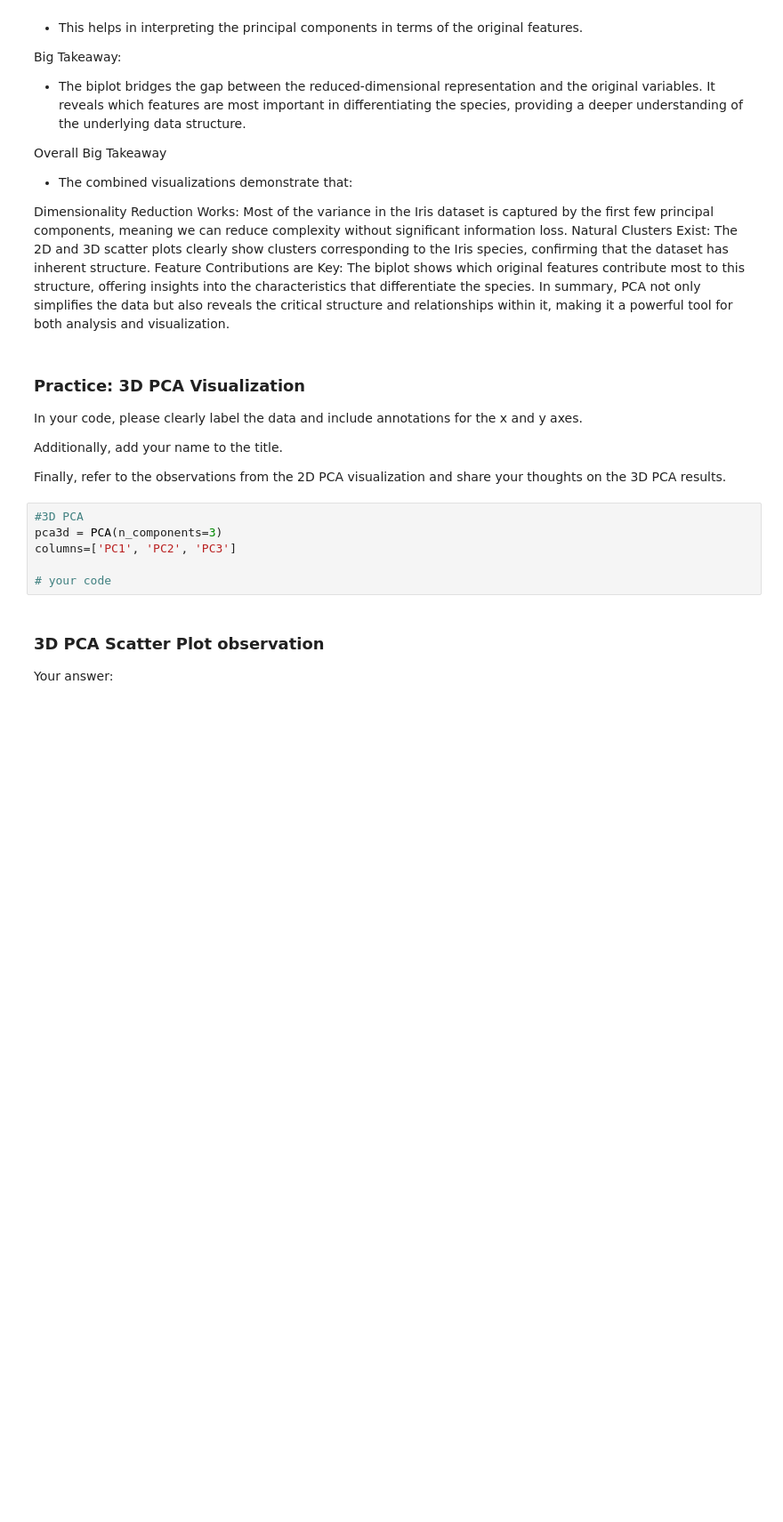
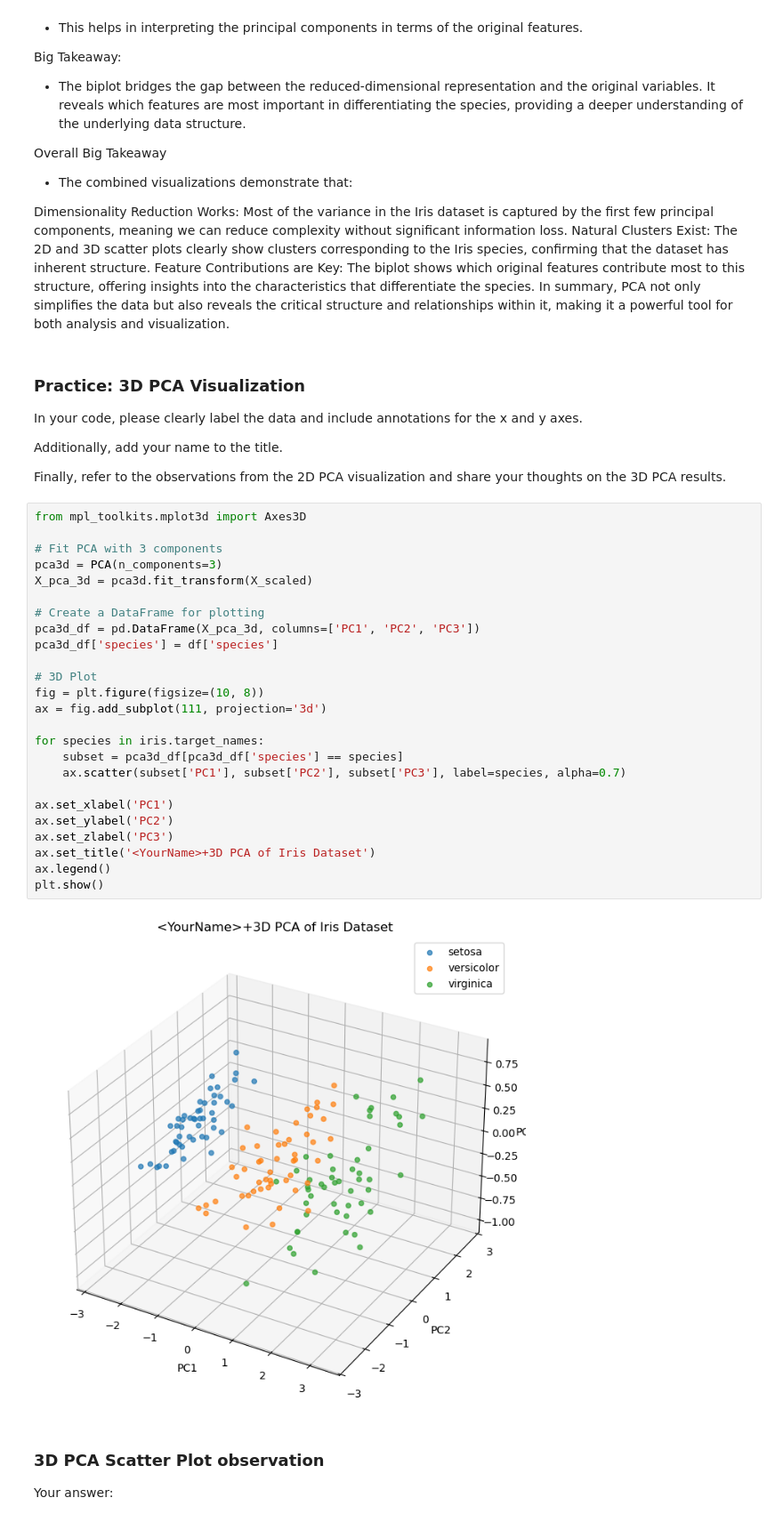
Before and after one commit to AaronJH04/cs445, a Jupyter notebook: Week7-Demo.ipynb, the cells around one changed output. Shown: that part at 89% size. Drawn from its saved outputs; the diff is of its cells as text; blank space fills up the shorter version.

```diff
--- a/Week7-Demo.ipynb
+++ b/Week7-Demo.ipynb
@@ -464,11 +464,32 @@ Additionally, add your name to the title.
 
 Finally, refer to the observations from the 2D PCA visualization and share your thoughts on the 3D PCA results.
 # %%
-#3D PCA
+from mpl_toolkits.mplot3d import Axes3D
+
+# Fit PCA with 3 components
 pca3d = PCA(n_components=3)
-columns=['PC1', 'PC2', 'PC3']
+X_pca_3d = pca3d.fit_transform(X_scaled)
 
-# your code
+# Create a DataFrame for plotting
+pca3d_df = pd.DataFrame(X_pca_3d, columns=['PC1', 'PC2', 'PC3'])
+pca3d_df['species'] = df['species']
+
+# 3D Plot
+fig = plt.figure(figsize=(10, 8))
+ax = fig.add_subplot(111, projection='3d')
+
+for species in iris.target_names:
+    subset = pca3d_df[pca3d_df['species'] == species]
+    ax.scatter(subset['PC1'], subset['PC2'], subset['PC3'], label=species, alpha=0.7)
+
+ax.set_xlabel('PC1')
+ax.set_ylabel('PC2')
+ax.set_zlabel('PC3')
+ax.set_title('<YourName>+3D PCA of Iris Dataset')
+ax.legend()
+plt.show()
+# %% [output]
+[figure, added]
 # %% [markdown]
 ### 3D PCA Scatter Plot observation
 
```
